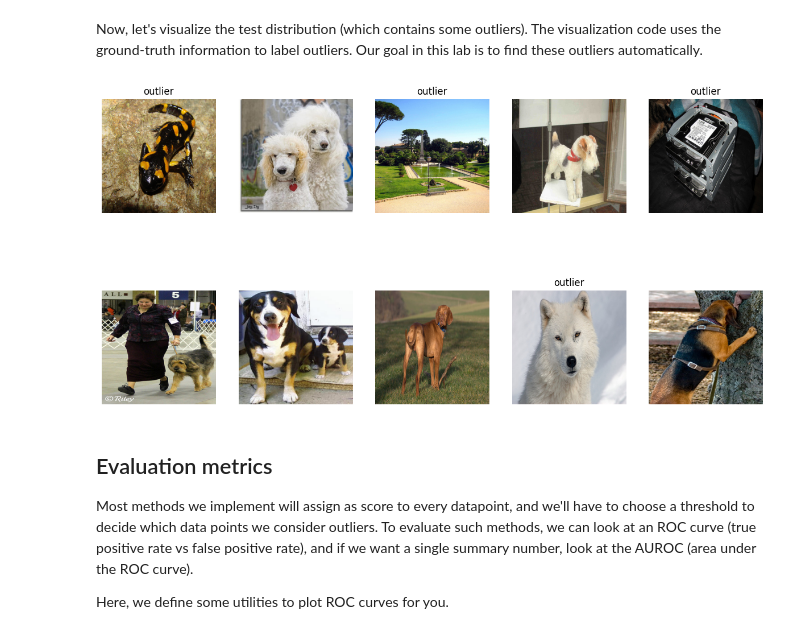
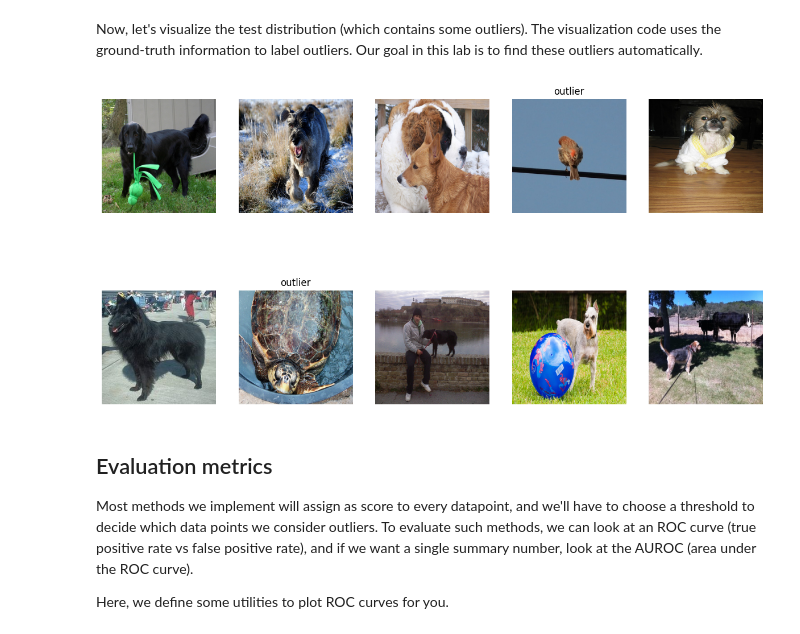
Before and after one commit to ninpnin/data-centric-ai, a Jupyter notebook: outliers/Lab - Outliers.ipynb, the cells around one changed output. Cells and saved outputs as stored; diff of their text form; code cells hidden in the pictures.

```diff
--- a/outliers/Lab - Outliers.ipynb
+++ b/outliers/Lab - Outliers.ipynb
@@ -81,9 +81,9 @@ plot_images(train_files[10:20])
 # %% [markdown]
 Now, let's visualize the test distribution (which contains some outliers). The visualization code uses the ground-truth information to label outliers. Our goal in this lab is to find these outliers automatically.
 # %%
-plot_images(test_files[32:42])
+plot_images(test_files[0:10])
 # %% [output]
-[figure, old version]
+[figure, new version]
 # %% [markdown]
 ## Evaluation metrics
 
```
Also changed, not shown: parts of 5 cells of this notebook.
